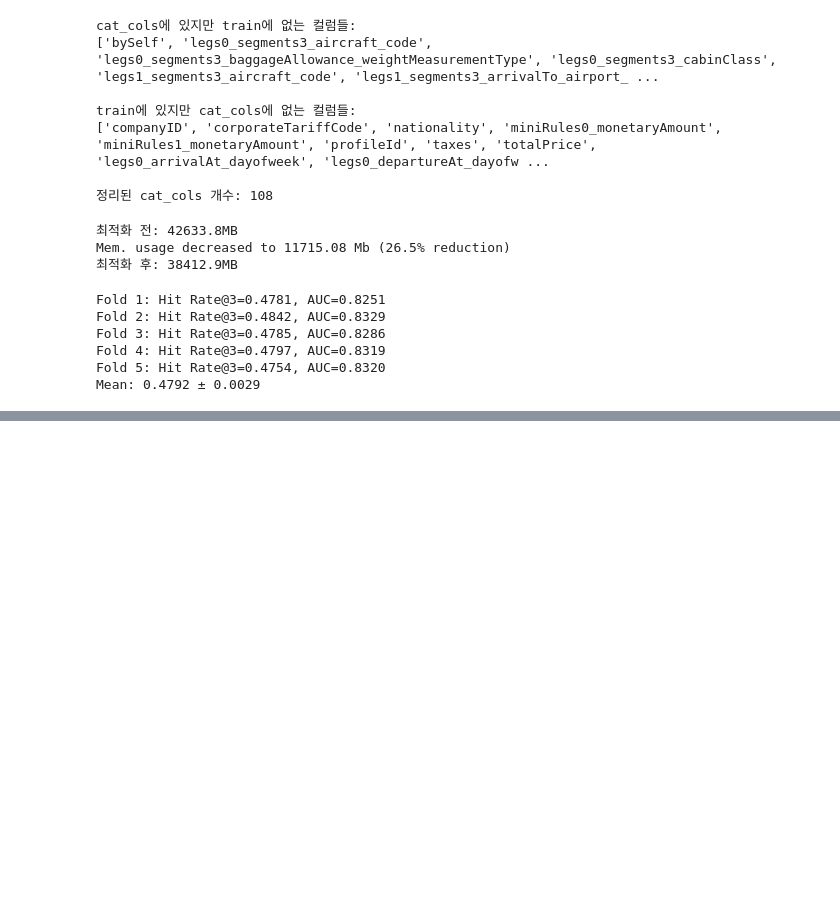
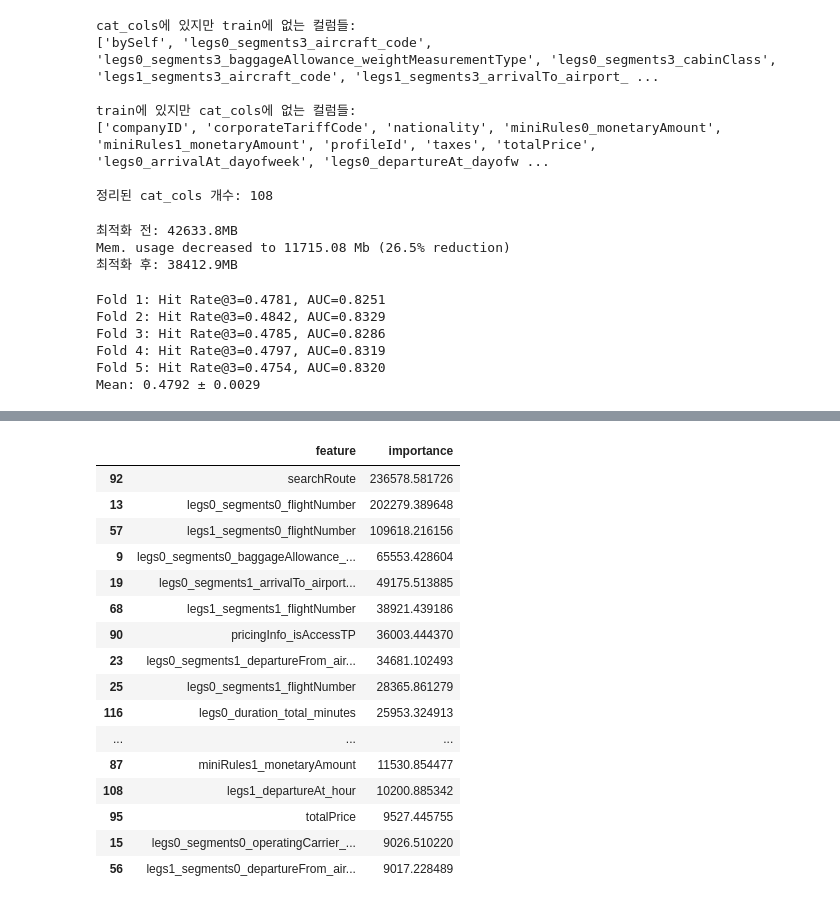
Before and after one commit to brocolies/Aeroclub, a Jupyter notebook: notebooks/feature_engineering.ipynb, the cells around one changed output, grey strips where cells are left out. Saved outputs shown, nothing was run; the diff lists cells and outputs as text; code cells hidden in the pictures; blank space fills up the shorter version.

```diff
--- a/notebooks/feature_engineering.ipynb
+++ b/notebooks/feature_engineering.ipynb
@@ -95,0 +103,2 @@ Mean: 0.4792 ± 0.0029
+# %%
+importance_df, ranker = get_feature_importance(train, cat_cols)
@@ -95,0 +123,20 @@ Mean: 0.4792 ± 0.0029
+# %%
+importance_df.head(20)
+# %% [output]
+|  | feature | importance |
+| 92 | searchRoute | 236578.581726 |
+| 13 | legs0_segments0_flightNumber | 202279.389648 |
+| 57 | legs1_segments0_flightNumber | 109618.216156 |
+| 9 | legs0_segments0_baggageAllowance_... | 65553.428604 |
+| 19 | legs0_segments1_arrivalTo_airport... | 49175.513885 |
+| 68 | legs1_segments1_flightNumber | 38921.439186 |
+| 90 | pricingInfo_isAccessTP | 36003.444370 |
+| 23 | legs0_segments1_departureFrom_air... | 34681.102493 |
+| 25 | legs0_segments1_flightNumber | 28365.861279 |
+| 116 | legs0_duration_total_minutes | 25953.324913 |
+| ... | ... | ... |
+| 87 | miniRules1_monetaryAmount | 11530.854477 |
+| 108 | legs1_departureAt_hour | 10200.885342 |
+| 95 | totalPrice | 9527.445755 |
+| 15 | legs0_segments0_operatingCarrier_... | 9026.510220 |
+| 56 | legs1_segments0_departureFrom_air... | 9017.228489 |
```
Also changed, not shown: parts of 3 cells of this notebook, 2 other files.
